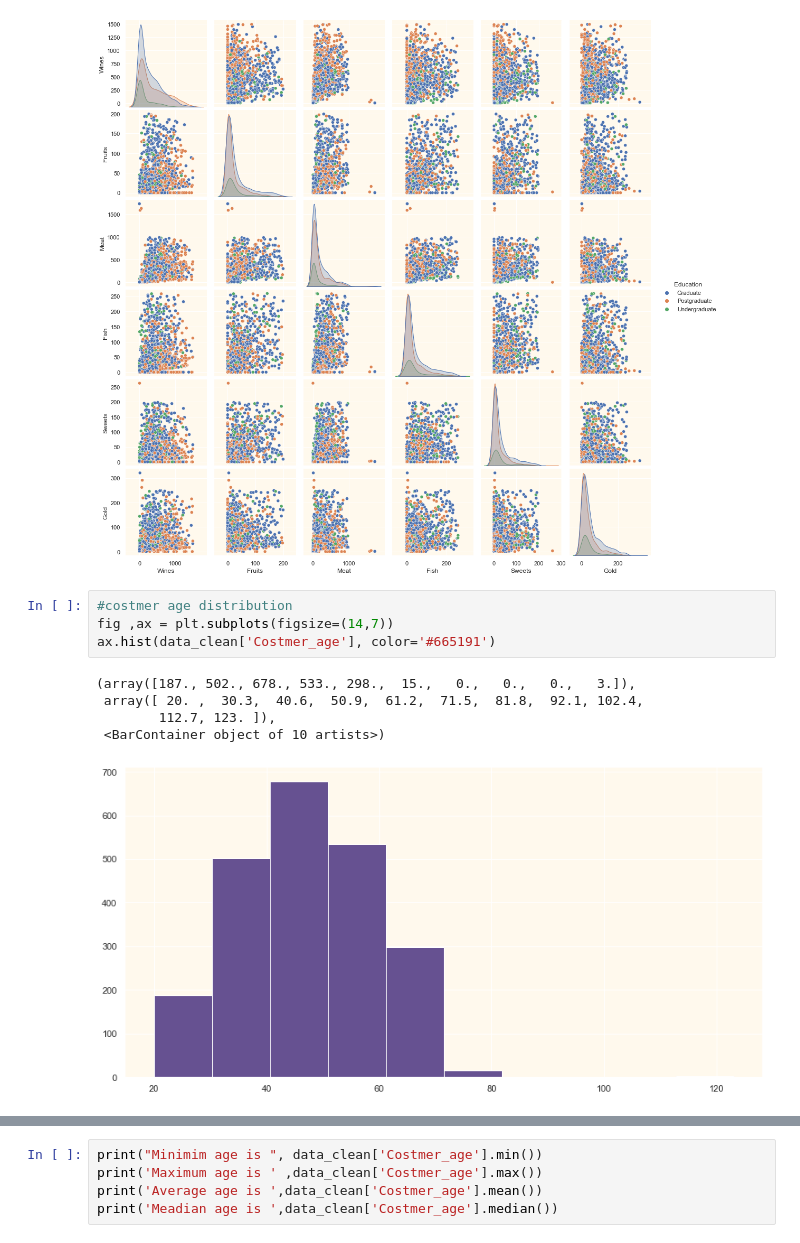
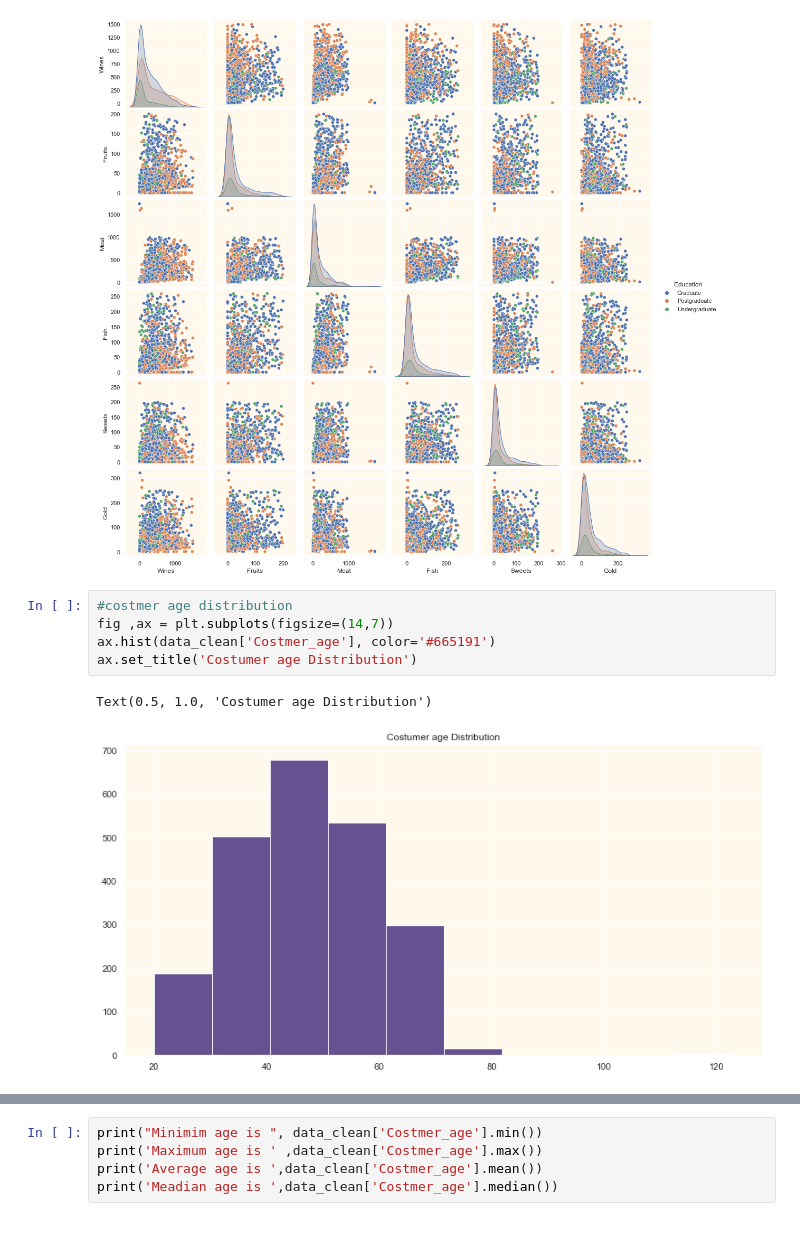
Before and after one commit to thejosec01/marketing, a Jupyter notebook: marketing.ipynb, the cells around one changed output, grey strips where cells are left out. Drawn from its saved outputs; the diff is of its cells as text.

```diff
--- a/marketing.ipynb
+++ b/marketing.ipynb
@@ -298,10 +292,8 @@ plt.show()
 # %%
 #costmer age distribution
 fig ,ax = plt.subplots(figsize=(14,7))
 ax.hist(data_clean['Costmer_age'], color='#665191')
+ax.set_title('Costumer age Distribution')
 # %% [output]
-(array([187., 502., 678., 533., 298.,  15.,   0.,   0.,   0.,   3.]),
- array([ 20. ,  30.3,  40.6,  50.9,  61.2,  71.5,  81.8,  92.1, 102.4,
-        112.7, 123. ]),
- <BarContainer object of 10 artists>)
+Text(0.5, 1.0, 'Costumer age Distribution')
-[figure, old version]
+[figure, new version]
```
Also changed, not shown: parts of 36 cells of this notebook.
